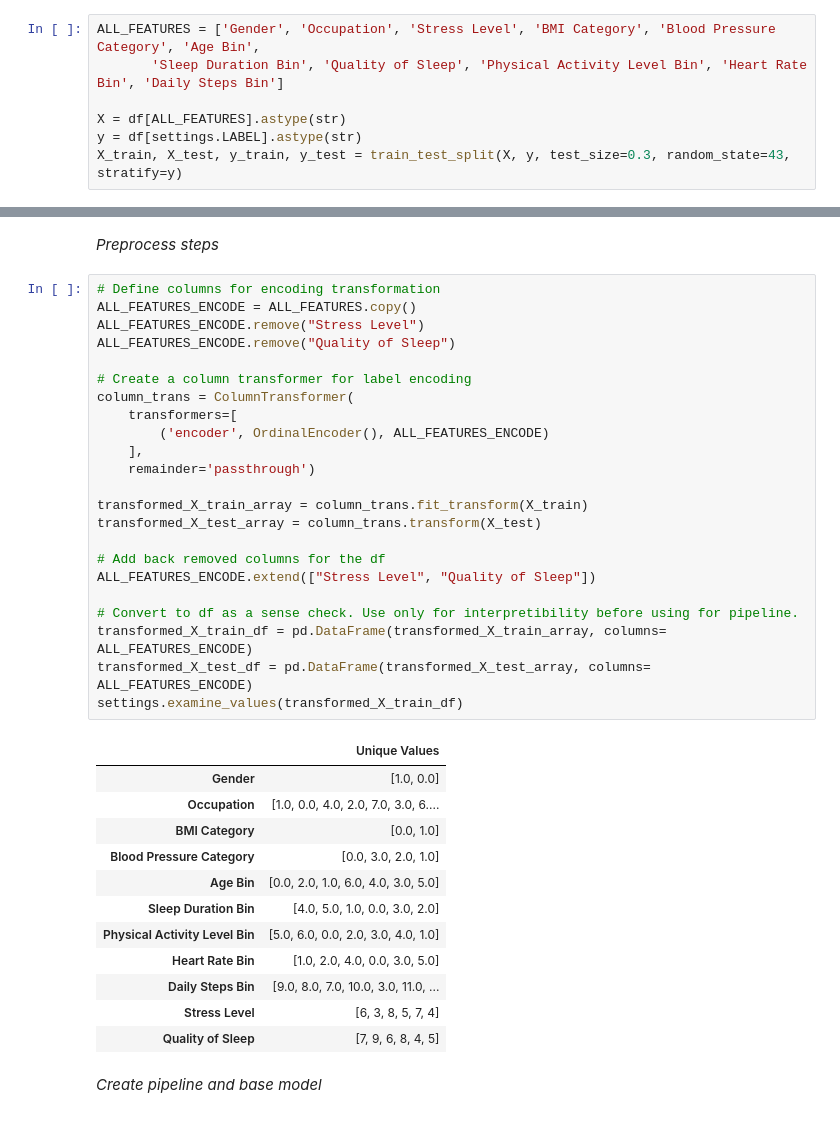
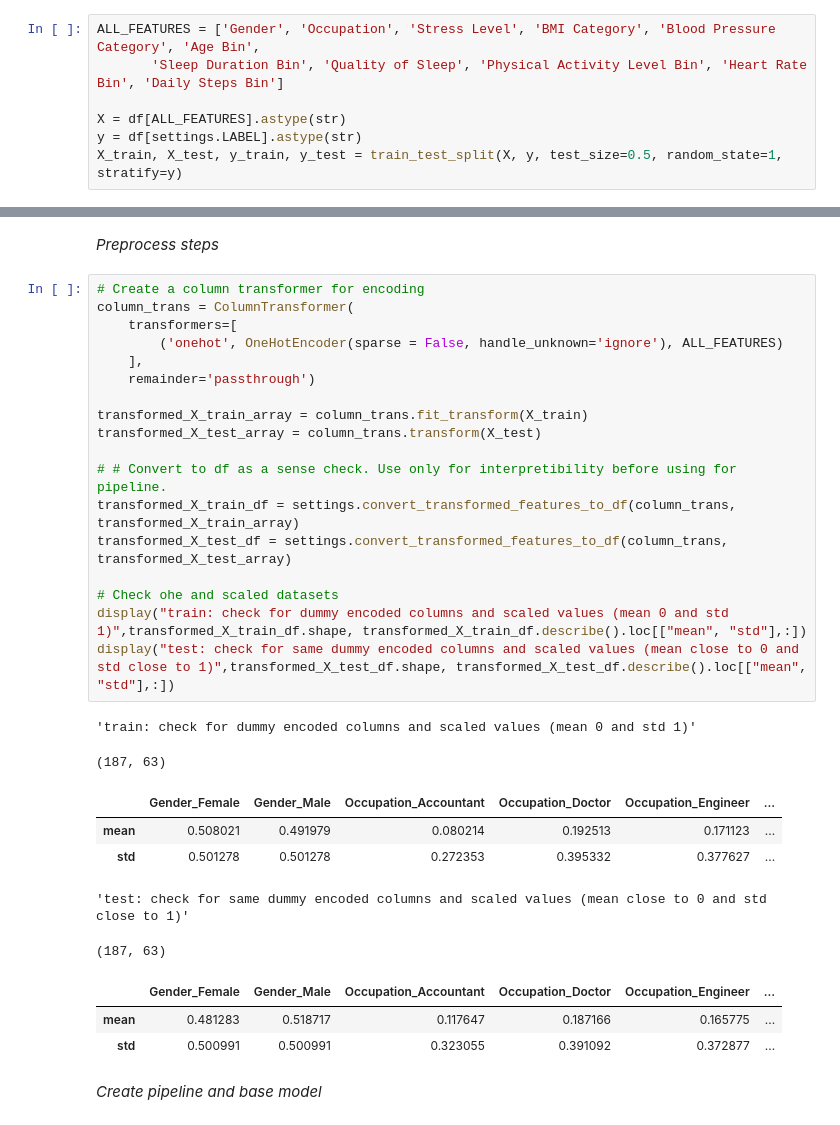
Before and after one commit to carstenegelund/sleep-disorder-classifier, a Jupyter notebook: model_naive_bayes_classification.ipynb, the cells around one changed output, grey strips where cells are left out. Saved outputs shown, nothing was run; the diff lists cells and outputs as text.

```diff
--- a/model_naive_bayes_classification.ipynb
+++ b/model_naive_bayes_classification.ipynb
@@ -110,7 +112,7 @@ ALL_FEATURES = ['Gender', 'Occupation', 'Stress Level', 'BMI Category', 'Blood P
 
 X = df[ALL_FEATURES].astype(str)
 y = df[settings.LABEL].astype(str)
-X_train, X_test, y_train, y_test = train_test_split(X, y, test_size=0.3, random_state=43, stratify=y)
+X_train, X_test, y_train, y_test = train_test_split(X, y, test_size=0.5, random_state=1, stratify=y)
 # %%
 # Encode y vector
 map = {"None":0, "Sleep Apnea":1, "Insomnia":2}
@@ -144,41 +146,34 @@ memory usage: 24.5+ KB
 # %% [markdown]
 *Preprocess steps*
-# %%
-# Define columns for encoding transformation
-ALL_FEATURES_ENCODE = ALL_FEATURES.copy()
-ALL_FEATURES_ENCODE.remove("Stress Level")
-ALL_FEATURES_ENCODE.remove("Quality of Sleep")
-
-# Create a column transformer for label encoding
-column_trans = ColumnTransformer(
-    transformers=[
-        ('encoder', OrdinalEncoder(), ALL_FEATURES_ENCODE)
-    ],
-    remainder='passthrough')
-
-transformed_X_train_array = column_trans.fit_transform(X_train)
-transformed_X_test_array = column_trans.transform(X_test)
-
-# Add back removed columns for the df
-ALL_FEATURES_ENCODE.extend(["Stress Level", "Quality of Sleep"])
-
-# Convert to df as a sense check. Use only for interpretibility before using for pipeline.
-transformed_X_train_df = pd.DataFrame(transformed_X_train_array, columns= ALL_FEATURES_ENCODE)
-transformed_X_test_df = pd.DataFrame(transformed_X_test_array, columns= ALL_FEATURES_ENCODE)
-settings.examine_values(transformed_X_train_df)
-# %% [output]
-|  | Unique Values |
-| Gender | [1.0, 0.0] |
-| Occupation | [1.0, 0.0, 4.0, 2.0, 7.0, 3.0, 6.... |
-| BMI Category | [0.0, 1.0] |
-| Blood Pressure Category | [0.0, 3.0, 2.0, 1.0] |
-| Age Bin | [0.0, 2.0, 1.0, 6.0, 4.0, 3.0, 5.0] |
-| Sleep Duration Bin | [4.0, 5.0, 1.0, 0.0, 3.0, 2.0] |
-| Physical Activity Level Bin | [5.0, 6.0, 0.0, 2.0, 3.0, 4.0, 1.0] |
-| Heart Rate Bin | [1.0, 2.0, 4.0, 0.0, 3.0, 5.0] |
-| Daily Steps Bin | [9.0, 8.0, 7.0, 10.0, 3.0, 11.0, ... |
-| Stress Level | [6, 3, 8, 5, 7, 4] |
-| Quality of Sleep | [7, 9, 6, 8, 4, 5] |
+# %%
+# Create a column transformer for encoding
+column_trans = ColumnTransformer(
+    transformers=[
+        ('onehot', OneHotEncoder(sparse = False, handle_unknown='ignore'), ALL_FEATURES)
+    ],
+    remainder='passthrough')
+
+transformed_X_train_array = column_trans.fit_transform(X_train)
+transformed_X_test_array = column_trans.transform(X_test)
+
+# # Convert to df as a sense check. Use only for interpretibility before using for pipeline.
+transformed_X_train_df = settings.convert_transformed_features_to_df(column_trans, transformed_X_train_array)
+transformed_X_test_df = settings.convert_transformed_features_to_df(column_trans, transformed_X_test_array)
+
+# Check ohe and scaled datasets
+display("train: check for dummy encoded columns and scaled values (mean 0 and std 1)",transformed_X_train_df.shape, transformed_X_train_df.describe().loc[["mean", "std"],:])
+display("test: check for same dummy encoded columns and scaled values (mean close to 0 and std close to 1)",transformed_X_test_df.shape, transformed_X_test_df.describe().loc[["mean", "std"],:])
+# %% [output]
+'train: check for dummy encoded columns and scaled values (mean 0 and std 1)'
+(187, 63)
+|  | Gender_Female | Gender_Male | Occupation_Accountant | Occupation_Doctor | Occupation_Engineer | ... |
+| mean | 0.508021 | 0.491979 | 0.080214 | 0.192513 | 0.171123 | ... |
+| std | 0.501278 | 0.501278 | 0.272353 | 0.395332 | 0.377627 | ... |
+'test: check for same dummy encoded columns and scaled values (mean close to 0 and std close to 1)'
+(187, 63)
+|  | Gender_Female | Gender_Male | Occupation_Accountant | Occupation_Doctor | Occupation_Engineer | ... |
+| mean | 0.481283 | 0.518717 | 0.117647 | 0.187166 | 0.165775 | ... |
+| std | 0.500991 | 0.500991 | 0.323055 | 0.391092 | 0.372877 | ... |
 # %% [markdown]
 *Create pipeline and base model*
 # %%
```
Also changed, not shown: parts of 10 cells of this notebook, 3 other files.
